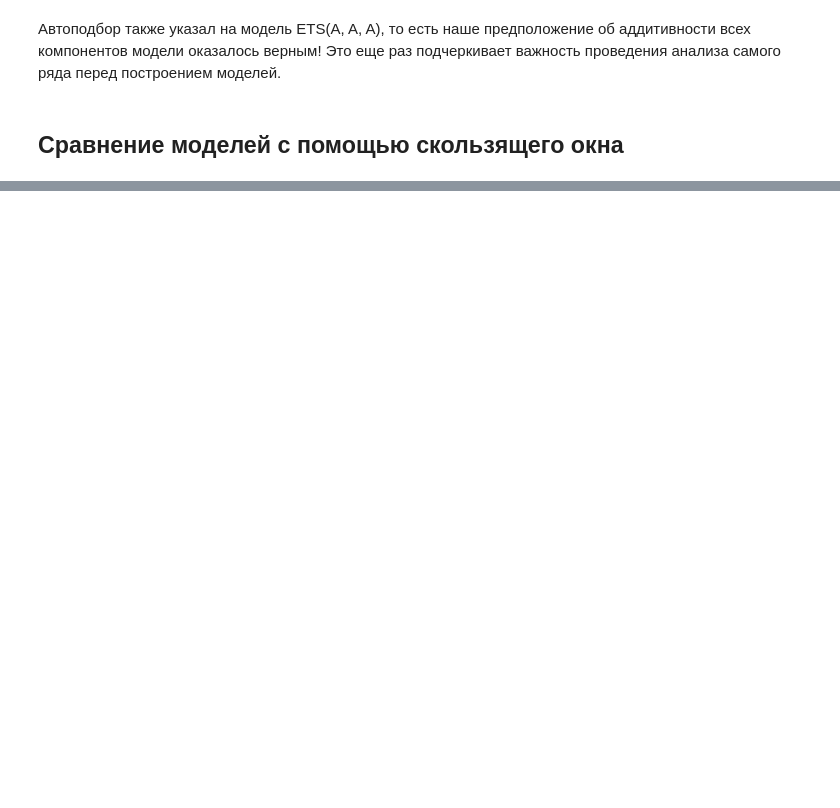
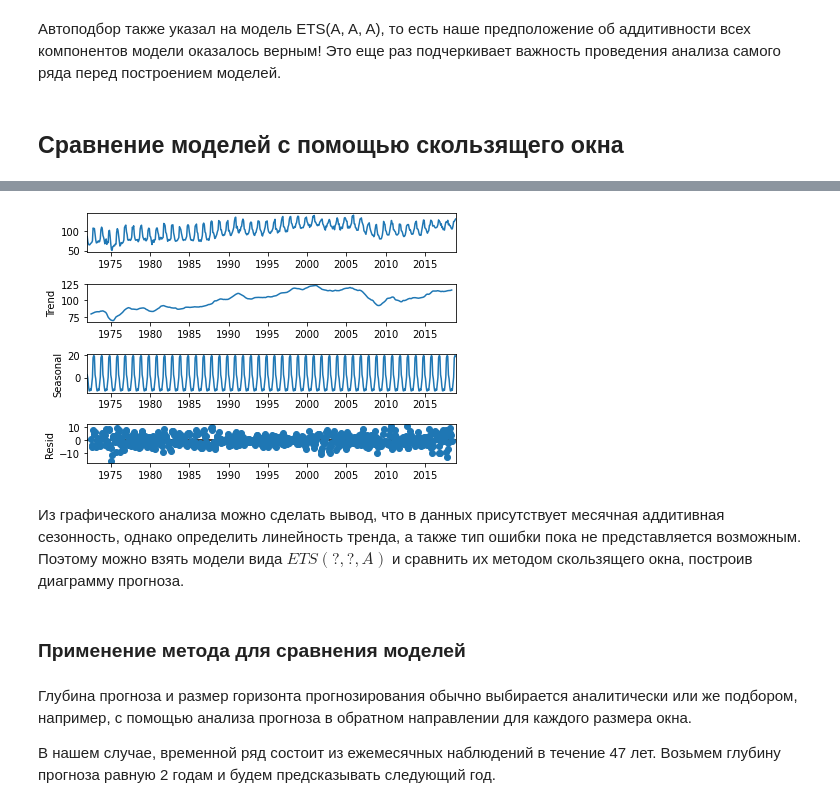
Before and after one commit to bdemeshev/tssp_tutorials_2020_21, a Jupyter notebook: Tutorial_time_series.ipynb, the cells around one changed output, grey strips where cells are left out. Saved outputs shown, nothing was run; the diff lists cells and outputs as text; code cells hidden in the pictures; blank space fills up the shorter version.

```diff
--- a/Tutorial_time_series.ipynb
+++ b/Tutorial_time_series.ipynb
@@ -345,0 +427,22 @@ Warnings:
+# %%
+df = pd.read_csv("https://assets.datacamp.com/production/repositories/4567/datasets/0707fe926ef5f110ed889fcd2a09c9417e2ffbb6/candy_production.csv")
+# для statsmodels формат данных нужен другой, поэтому загрузим и преобразуем наши данные еще раз
+
+df['date'] = pd.to_datetime(df['date'])
+df = pd.Series(df['IPG3113N'].values , index=df['date']).fillna(0)
+df = df.asfreq('MS')
+
+decompose = seasonal_decompose(df)
+
+decompose.plot()
+plt.show()
+# %% [output]
+[figure, added]
+# %% [markdown]
+Из графического анализа можно сделать вывод, что в данных присутствует месячная аддитивная сезонность, однако определить линейность тренда, а также тип ошибки пока не представляется возможным. Поэтому можно взять модели вида $ETS(?,?,A)$ и сравнить их методом скользящего окна, построив диаграмму прогноза.
+# %% [markdown]
+### Применение метода для сравнения моделей
+# %% [markdown]
+Глубина прогноза и размер горизонта прогнозирования обычно выбирается аналитически или же подбором, например, с помощью анализа прогноза в обратном направлении для каждого размера окна.
+
+В нашем случае, временной ряд состоит из ежемесячных наблюдений в течение 47 лет. Возьмем глубину прогноза равную 2 годам и будем предсказывать следующий год.
```
Also changed, not shown: parts of 32 cells of this notebook.
